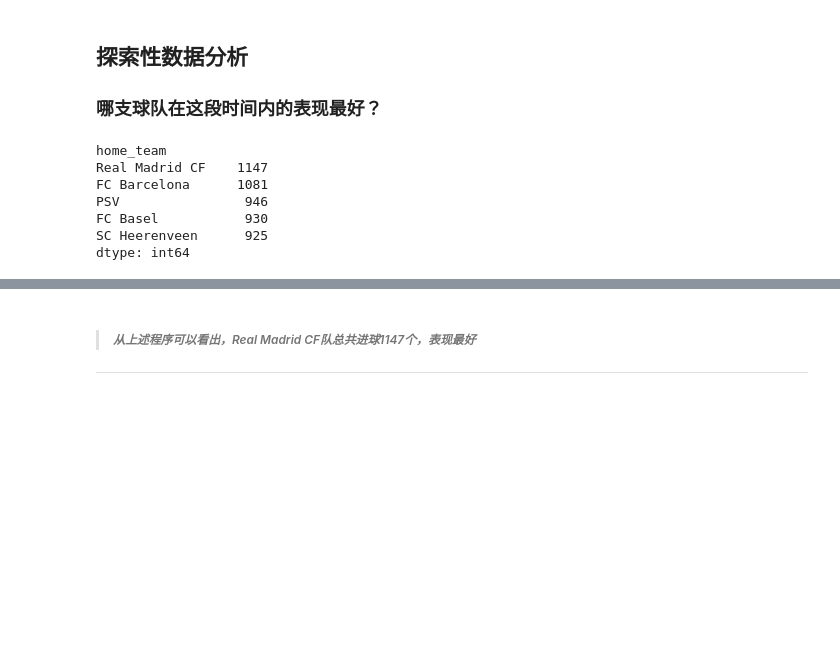
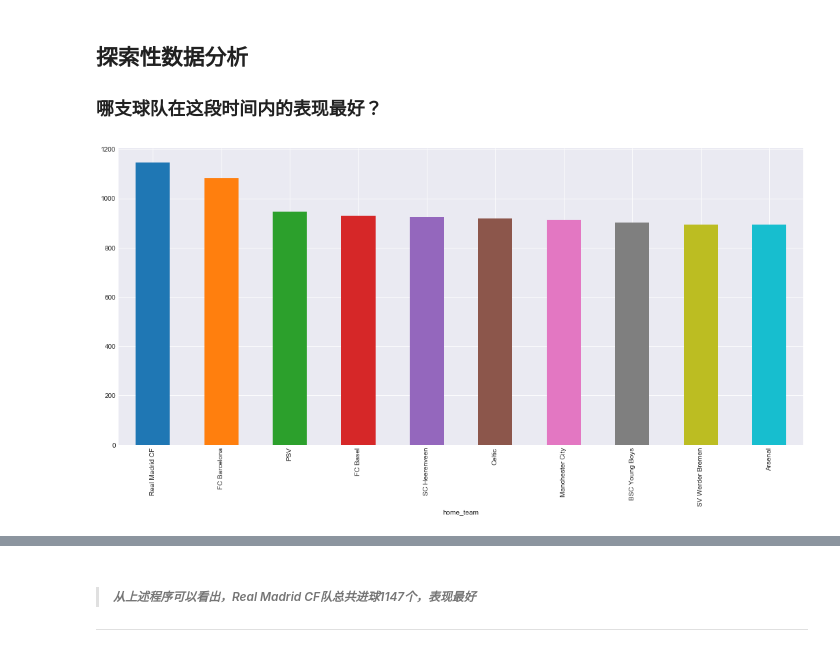
Before and after one commit to lixianyu/europe_soccer_investigate, a Jupyter notebook: europe_soccer.ipynb, the cells around one changed output, grey strips where cells are left out. Drawn from its saved outputs; the diff is of its cells as text; code cells hidden in the pictures; blank space fills up the shorter version.

```diff
--- a/europe_soccer.ipynb
+++ b/europe_soccer.ipynb
@@ -120,0 +111,2 @@ detailed_matches
+# %%
+detailed_matches['date'] = pd.to_datetime(detailed_matches['date'])
@@ -127,27 +150,19 @@ detailed_matches
 # %%
 group_home = detailed_matches.groupby('home_team')
 # group_home = detailed_matches.groupby(['home_team','league_name'])
 all_goal_home1 = group_home.sum()['home_team_goal']
 all_goal_home2 = group_home.sum()['away_team_goal']
 all_goal_home = all_goal_home1 + all_goal_home2
 
 group_away = detailed_matches.groupby('away_team')
 # group_away = detailed_matches.groupby(['away_team', 'league_name'])
 all_goal_away1 = group_away.sum()['home_team_goal']
 all_goal_away2 = group_away.sum()['away_team_goal']
 all_goal_away = all_goal_away1 + all_goal_away2
 
 all_goal = all_goal_home + all_goal_away
-all_goal.sort_values(ascending = False).head()
-# all_goal.plot(kind='bar');
-# type(all_goal)
-# all_goal.index
-# all_goal.plot(kind='bar',figsize=(150,40))
+goal_max = all_goal.sort_values(ascending = False).head(10)
+goal_max.plot(kind='bar', figsize=(18,8));
+# all_goal.plot(kind='hist')
 # %% [output]
-home_team
-Real Madrid CF    1147
-FC Barcelona      1081
-PSV                946
-FC Basel           930
-SC Heerenveen      925
-dtype: int64
+[figure, added]
```
Also changed, not shown: parts of 46 cells of this notebook, 1 other file.
